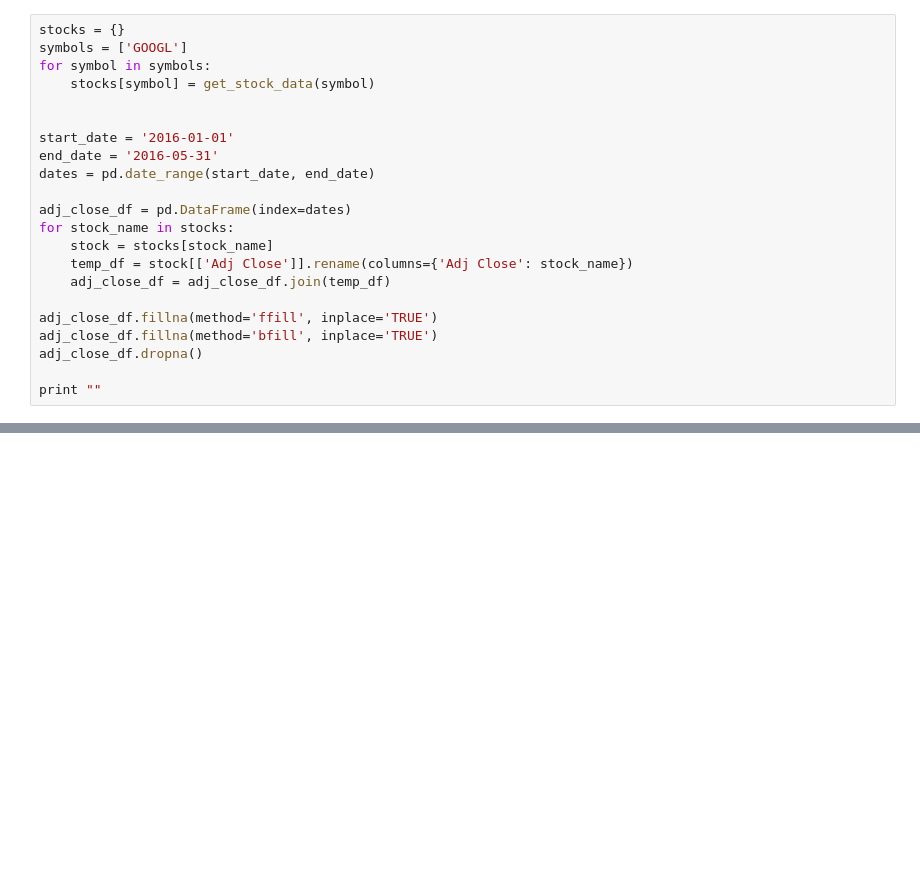
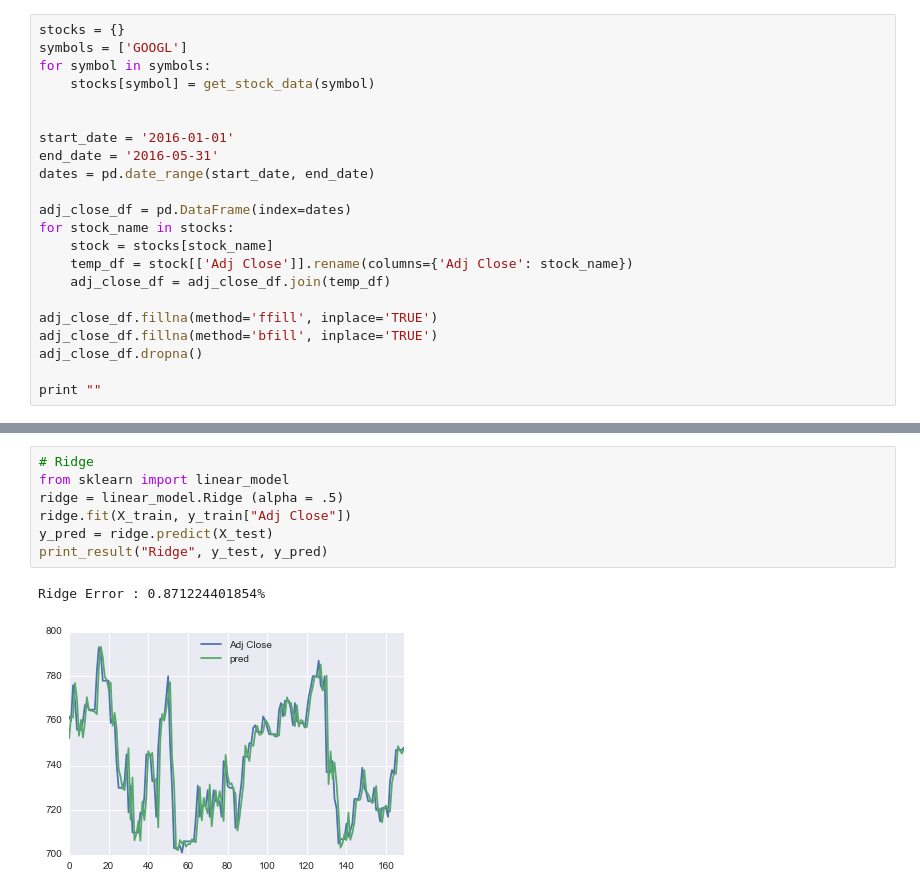
Before and after one commit to sunggeunkim/trading, a Jupyter notebook: capstone.ipynb, the cells around one changed output, grey strips where cells are left out. Saved outputs shown, nothing was run; the diff lists cells and outputs as text; blank space fills up the shorter version.

```diff
--- a/capstone.ipynb
+++ b/capstone.ipynb
@@ -284,0 +277,10 @@ Gaussian Naive Bayes:0.390855457227
+# %%
+# Ridge
+from sklearn import linear_model
+ridge = linear_model.Ridge (alpha = .5)
+ridge.fit(X_train, y_train["Adj Close"])
+y_pred = ridge.predict(X_test)
+print_result("Ridge", y_test, y_pred)
+# %% [output]
+Ridge Error : 0.871224401854%
+[figure, added]
```
Also changed, not shown: parts of 13 cells of this notebook.
